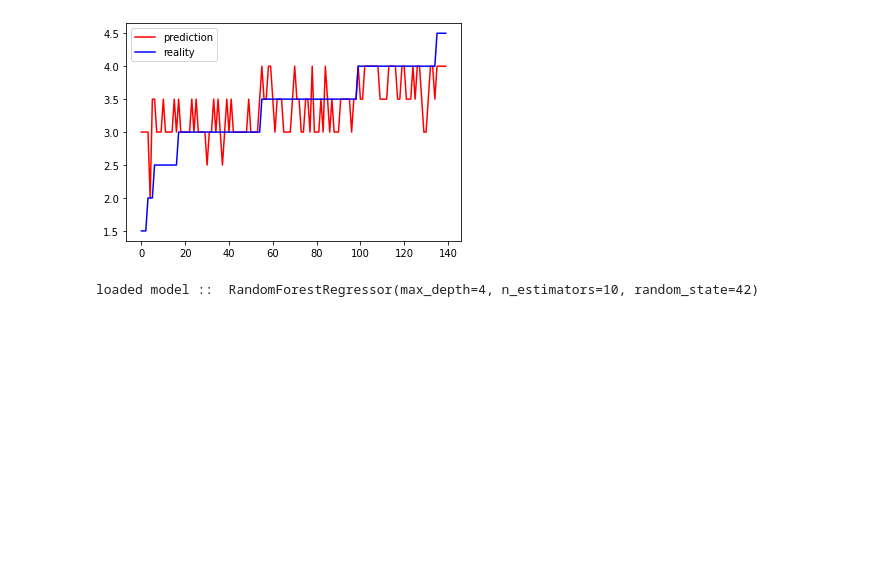
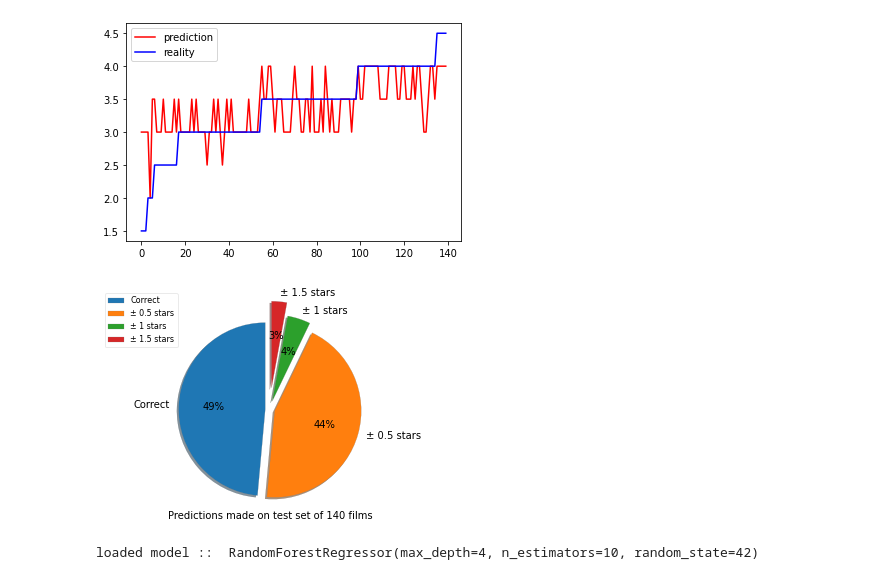
Before and after one commit to collinjensen/film-predictions, a Jupyter notebook: notebooks/modelling.ipynb, the cells around one changed output. Cells and saved outputs as stored; diff of their text form; code cells hidden in the pictures; blank space fills up the shorter version.

Commit message:
additional visualization

```diff
--- a/notebooks/modelling.ipynb
+++ b/notebooks/modelling.ipynb
@@ -8,7 +8,7 @@ from sklearn.model_selection import train_test_split
 from sklearn.impute import SimpleImputer
 # %%
 # connecting to database
-con = db.connect('movie_details.db')
+con = db.connect('../data/movie_details.db')
 df = pd.read_sql_query('SELECT * FROM movie_details', con, index_col='index')
 
 # dropping columns I won't need for training
@@ -172,6 +172,43 @@ with PdfPages(r'C:\Users\Collin\Downloads\RFR.pdf') as export_pdf:
     plt.close()
 # %% [output]
 [figure]
+# %%
+differences = []
+for i in range(0, len(y_pred)):
+    differences.append(y_pred[i] - y_true[i])
+
+count = len(y_pred)
+differences = pd.Series(differences).value_counts(normalize=True)
+differences = pd.DataFrame(differences).transpose()
+differences[0.5] = differences[0.5] + differences[-0.5]
+differences.drop([-0.5], axis=1, inplace=True)
+differences[1.0] = differences[1.0] + differences[-1.0]
+differences.drop([-1.0], axis=1, inplace=True)
+
+with PdfPages(r'C:\Users\Collin\Downloads\Pie.pdf') as export_pdf:
+    data = differences.iloc[0]
+    labels = ['Correct','± 0.5 stars','± 1 stars','± 1.5 stars']
+    colors = ['blue', 'purple', 'orange', 'red']
+    explode = (0.05, 0.06, 0.1, 0.25)
+    wedge = {
+            "edgecolor":"grey",
+            'linewidth': 0.2,
+            'antialiased': True
+            }
+    plt.pie(
+            data, labels=labels, autopct='%1.f%%',
+            startangle=90, explode=explode, shadow=True, wedgeprops=wedge
+            )
+    plt.axis('equal')
+    plt.title(
+        "Predictions made on test set of 140 films", pad=-10,
+        loc='center', y=0, fontdict={'fontsize':10}
+        )
+    plt.legend(loc=2, framealpha=0.4, borderaxespad=0.2, fontsize=8)
+    export_pdf.savefig()
+    plt.show()
+# %% [output]
+[figure, added]
 # %%
 import pickle
 
```
